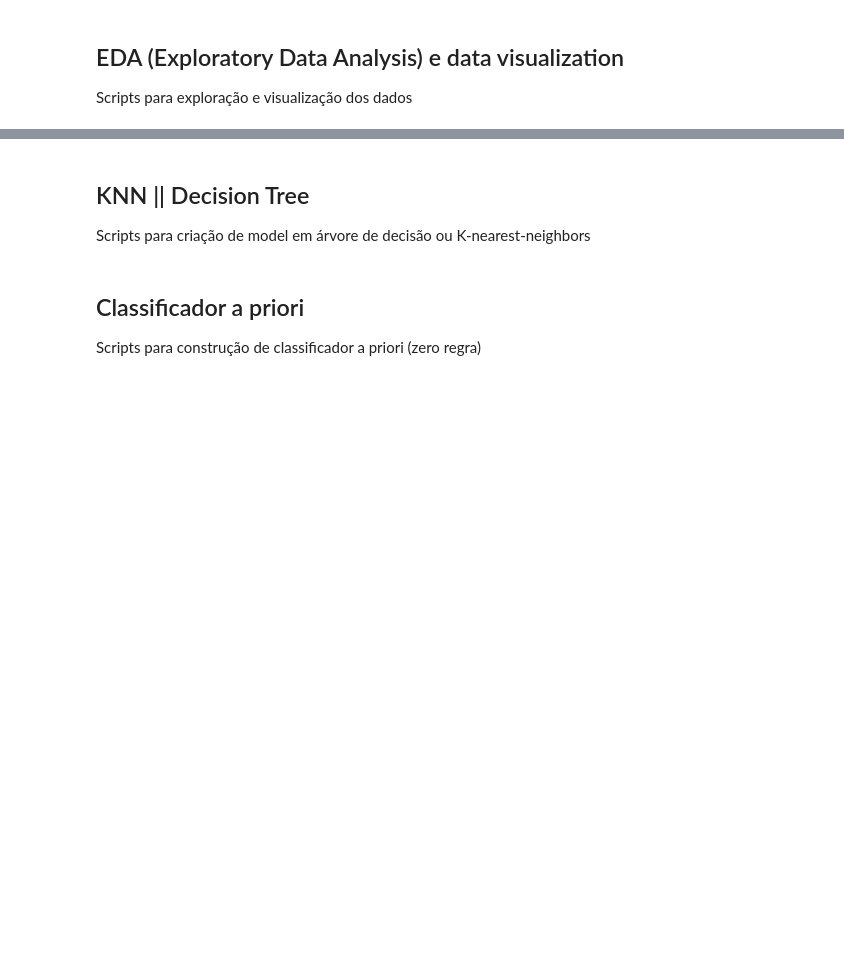
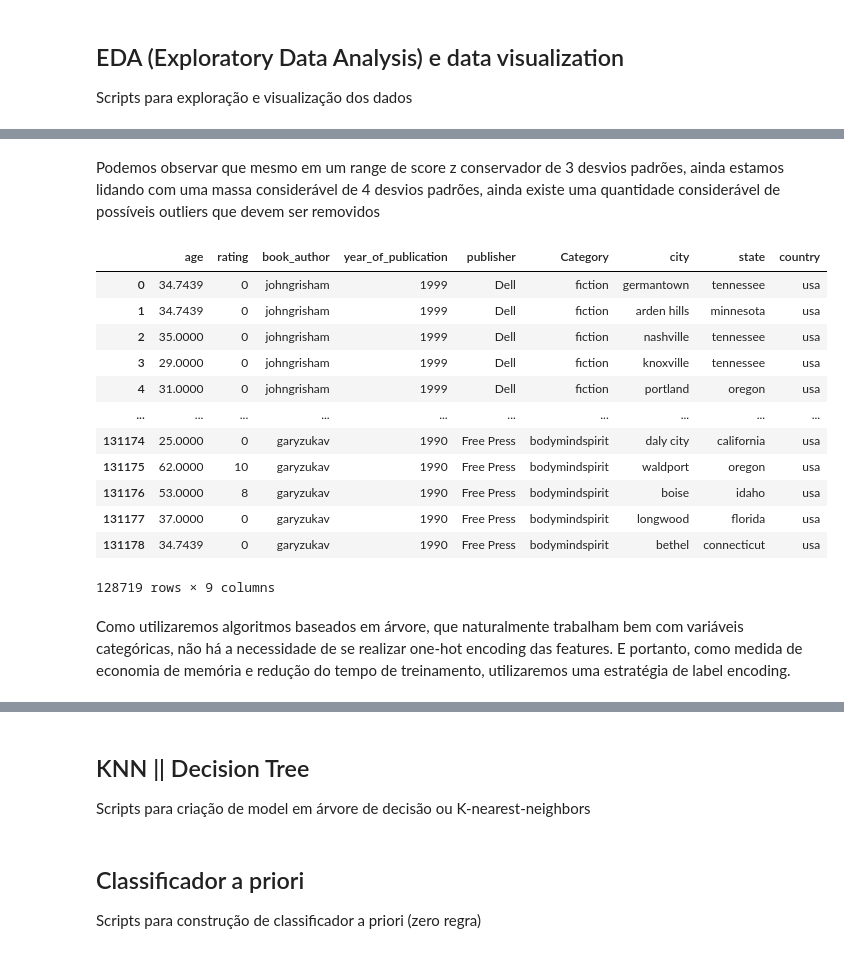
Before and after one commit to AyrtonIseri/CMC13, a Jupyter notebook: lab1/lab1.ipynb, the cells around one changed output, grey strips where cells are left out. Drawn from its saved outputs; the diff is of its cells as text; code cells hidden in the pictures; blank space fills up the shorter version.

```diff
--- a/lab1/lab1.ipynb
+++ b/lab1/lab1.ipynb
@@ -80,0 +360,25 @@ Scripts para exploração e visualização dos dados
+# %% [markdown]
+Podemos observar que mesmo em um range de score z conservador de 3 desvios padrões, ainda estamos lidando com uma massa considerável de 4 desvios padrões, ainda existe uma quantidade considerável de possíveis outliers que devem ser removidos
+# %%
+z_scores = stats.zscore(train_data[numeric_categorical_variables])
+
+# Filter out rows where any of the z-scores are greater than 3 or less than -3
+rows_filter = (z_scores < n_std).all(axis=1) & (z_scores > -3).all(axis=1)
+train_data = train_data[rows_filter]
+train_data
+# %% [output]
+|  | age | rating | book_author | year_of_publication | publisher | Category | city | state | country |
+| 0 | 34.7439 | 0 | johngrisham | 1999 | Dell | fiction | germantown | tennessee | usa |
+| 1 | 34.7439 | 0 | johngrisham | 1999 | Dell | fiction | arden hills | minnesota | usa |
+| 2 | 35.0000 | 0 | johngrisham | 1999 | Dell | fiction | nashville | tennessee | usa |
+| 3 | 29.0000 | 0 | johngrisham | 1999 | Dell | fiction | knoxville | tennessee | usa |
+| 4 | 31.0000 | 0 | johngrisham | 1999 | Dell | fiction | portland | oregon | usa |
+| ... | ... | ... | ... | ... | ... | ... | ... | ... | ... |
+| 131174 | 25.0000 | 0 | garyzukav | 1990 | Free Press | bodymindspirit | daly city | california | usa |
+| 131175 | 62.0000 | 10 | garyzukav | 1990 | Free Press | bodymindspirit | waldport | oregon | usa |
+| 131176 | 53.0000 | 8 | garyzukav | 1990 | Free Press | bodymindspirit | boise | idaho | usa |
+| 131177 | 37.0000 | 0 | garyzukav | 1990 | Free Press | bodymindspirit | longwood | florida | usa |
+| 131178 | 34.7439 | 0 | garyzukav | 1990 | Free Press | bodymindspirit | bethel | connecticut | usa |
+128719 rows × 9 columns
+# %% [markdown]
+Como utilizaremos algoritmos baseados em árvore, que naturalmente trabalham bem com variáveis categóricas, não há a necessidade de se realizar one-hot encoding das features. E portanto, como medida de economia de memória e redução do tempo de treinamento, utilizaremos uma estratégia de label encoding.
```
Also changed, not shown: parts of 45 cells of this notebook, 1 other file.
